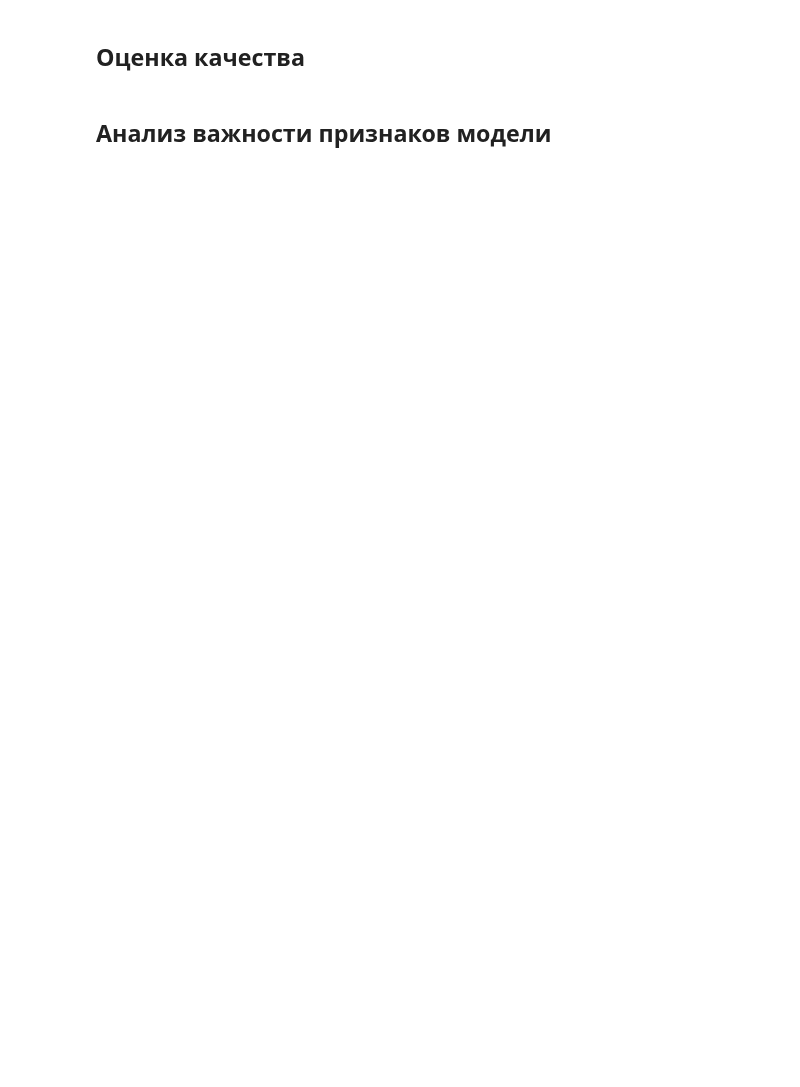
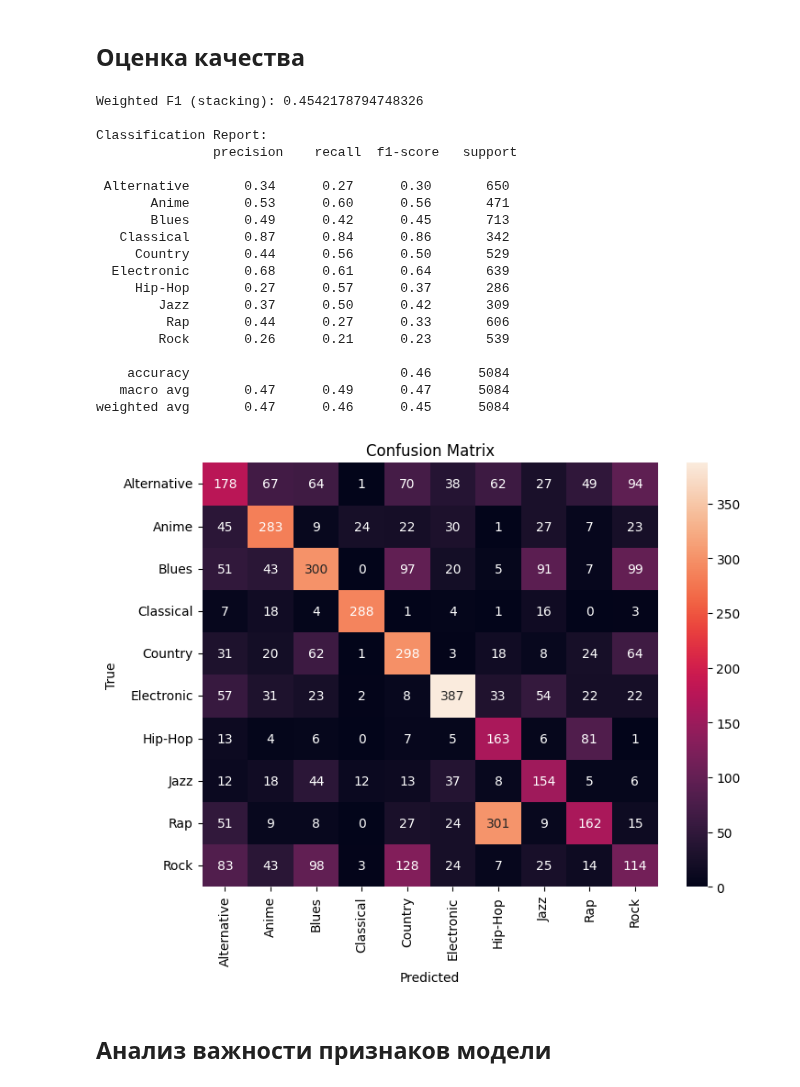
Before and after one commit to iZemenkov/HSE-ML-TEAM-4, a Jupyter notebook: Project_Music_genre_prediction.ipynb, the cells around one changed output. Saved outputs shown, nothing was run; the diff lists cells and outputs as text; code cells hidden in the pictures; blank space fills up the shorter version.

```diff
--- a/Project_Music_genre_prediction.ipynb
+++ b/Project_Music_genre_prediction.ipynb
@@ -416,3 +423,17 @@ test_filled.describe().T
+# %%
+def replace_negative_duration(train_filled, test_filled):
+
+    mean_train = train_filled.loc[train_filled['duration_ms'] > 0, 'duration_ms'].mean()
+    mean_test  = test_filled.loc[test_filled['duration_ms']  > 0, 'duration_ms'].mean()
+
+    train_filled['duration_ms'] = train_filled['duration_ms'] \
+        .mask(train_filled['duration_ms'] <= 0, mean_train)
+    test_filled['duration_ms']  = test_filled['duration_ms'] \
+        .mask(test_filled['duration_ms']  <= 0, mean_test)
+
+    return train_filled, test_filled
+
+train_filled, test_filled = replace_negative_duration(train_filled, test_filled)
 # %%
 train_filled.describe(include='object').T
 # %% [output]
@@ -586,28 +693,46 @@ model_pipeline.fit(
 # %% [markdown]
 ## Оценка качества
 # %%
-# 7. Оценка качества
-from sklearn.metrics import classification_report, confusion_matrix
-
-# Предсказание на валидации
-y_pred = model_pipeline.predict(X_valid)
-
-print("Classification Report:\n")
-print(classification_report(y_valid, y_pred))
-
-# Визуализация матрицы неточностей
+from sklearn.metrics import f1_score, classification_report, confusion_matrix
 import matplotlib.pyplot as plt
 import seaborn as sns
 
-cm = confusion_matrix(y_valid, y_pred, labels=model_pipeline.named_steps['clf'].classes_)
+y_pred = model_pipeline.predict(X_valid)
+
+print("Weighted F1 (stacking):",
+      f1_score(y_valid, y_pred, average='weighted'))
+print("\nClassification Report:\n",
+      classification_report(y_valid, y_pred))
+
+cm = confusion_matrix(y_valid, y_pred, labels=stack_clf.classes_)
 plt.figure(figsize=(8,6))
 sns.heatmap(cm, annot=True, fmt='d',
-            xticklabels=model_pipeline.named_steps['clf'].classes_,
-            yticklabels=model_pipeline.named_steps['clf'].classes_)
-plt.xlabel('Predicted')
-plt.ylabel('True')
+            xticklabels=stack_clf.classes_,
+            yticklabels=stack_clf.classes_)
+plt.xlabel('Predicted'); plt.ylabel('True')
 plt.title('Confusion Matrix')
 plt.show()
+# %% [output]
+Weighted F1 (stacking): 0.4542178794748326
+
+Classification Report:
+               precision    recall  f1-score   support
+
+ Alternative       0.34      0.27      0.30       650
+       Anime       0.53      0.60      0.56       471
+       Blues       0.49      0.42      0.45       713
+   Classical       0.87      0.84      0.86       342
+     Country       0.44      0.56      0.50       529
+  Electronic       0.68      0.61      0.64       639
+     Hip-Hop       0.27      0.57      0.37       286
+        Jazz       0.37      0.50      0.42       309
+         Rap       0.44      0.27      0.33       606
+        Rock       0.26      0.21      0.23       539
+
+    accuracy                           0.46      5084
+   macro avg       0.47      0.49      0.47      5084
+weighted avg       0.47      0.46      0.45      5084
+[figure, added]
 # %% [markdown]
 ## Анализ важности признаков модели
 # %%
```
Also changed, not shown: parts of 10 cells of this notebook.
